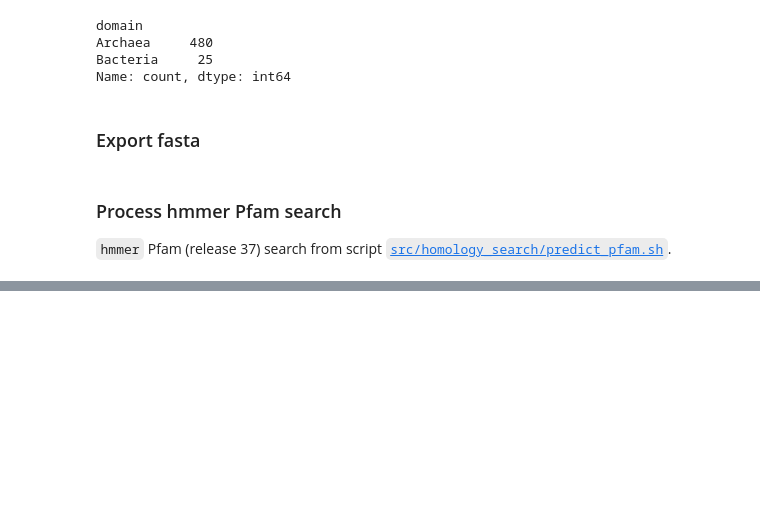
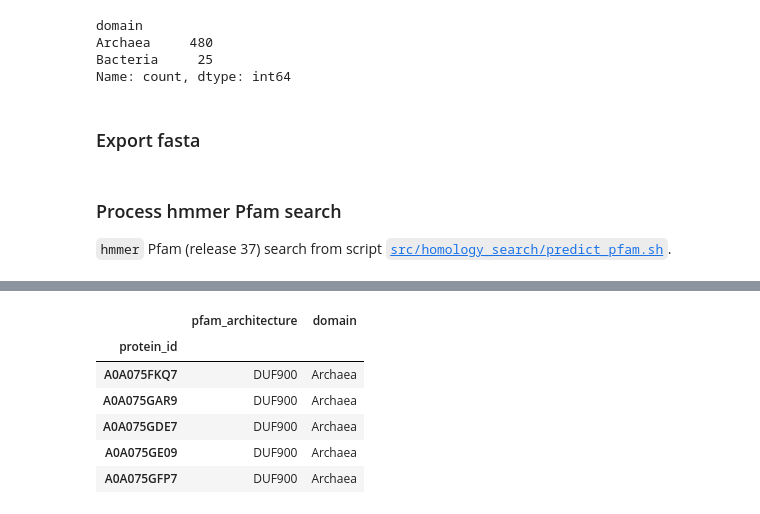
Before and after one commit to Chahrazadt87/AvB, a Jupyter notebook: notebook/homology_search.ipynb, the cells around one changed output, grey strips where cells are left out. Saved outputs shown, nothing was run; the diff lists cells and outputs as text; code cells hidden in the pictures; blank space fills up the shorter version.

```diff
--- a/notebook/homology_search.ipynb
+++ b/notebook/homology_search.ipynb
@@ -551,0 +618,22 @@ top_pfam_domains
+# %%
+architectures_df = pfam_df.reset_index()[['protein_id']].drop_duplicates('protein_id').set_index('protein_id')
+architectures_df['pfam_architecture'] = None
+
+for protein_id in sorted(set(architectures_df.index)):
+    domains = pfam_df.loc[[protein_id]]['hmm_query'].values
+    architectures_df.loc[protein_id, 'pfam_architecture'] = '; '.join(domains)
+
+architectures_df['domain'] = [
+    search_output_df.loc[protein_id, 'domain'] if protein_id != 'pgaptmp_002090_1' else 'Archaea'
+    for protein_id in architectures_df.index
+]
+
+architectures_df.head()
+# %% [output]
+|  | pfam_architecture | domain |
+| protein_id |  |  |
+| A0A075FKQ7 | DUF900 | Archaea |
+| A0A075GAR9 | DUF900 | Archaea |
+| A0A075GDE7 | DUF900 | Archaea |
+| A0A075GE09 | DUF900 | Archaea |
+| A0A075GFP7 | DUF900 | Archaea |
```
Also changed, not shown: parts of 6 cells of this notebook, 4 other files.
